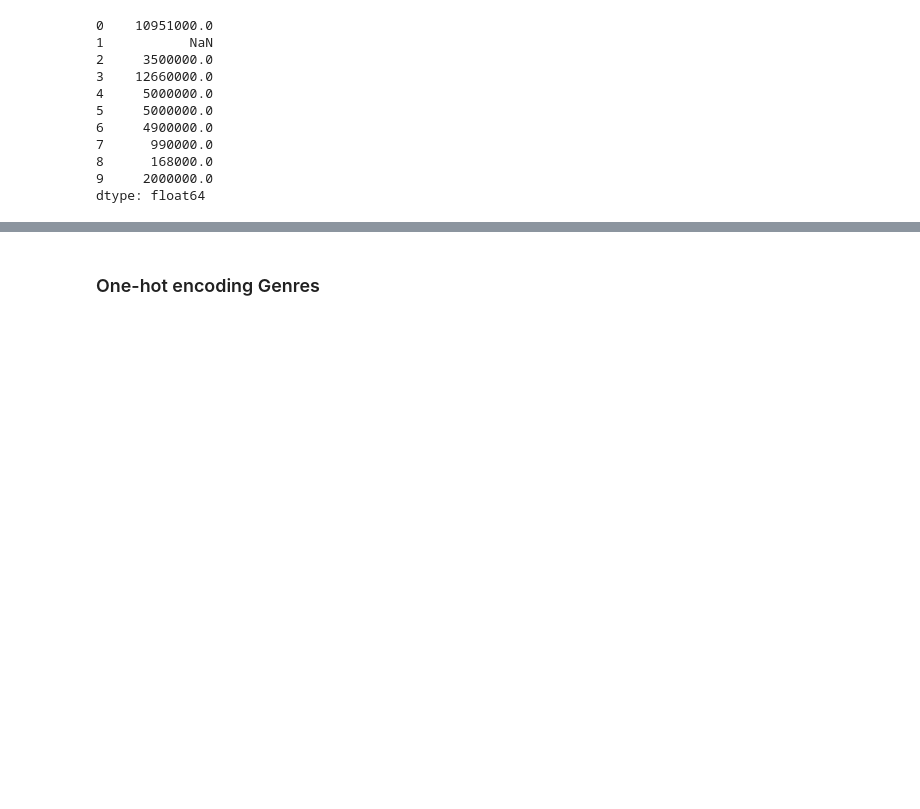
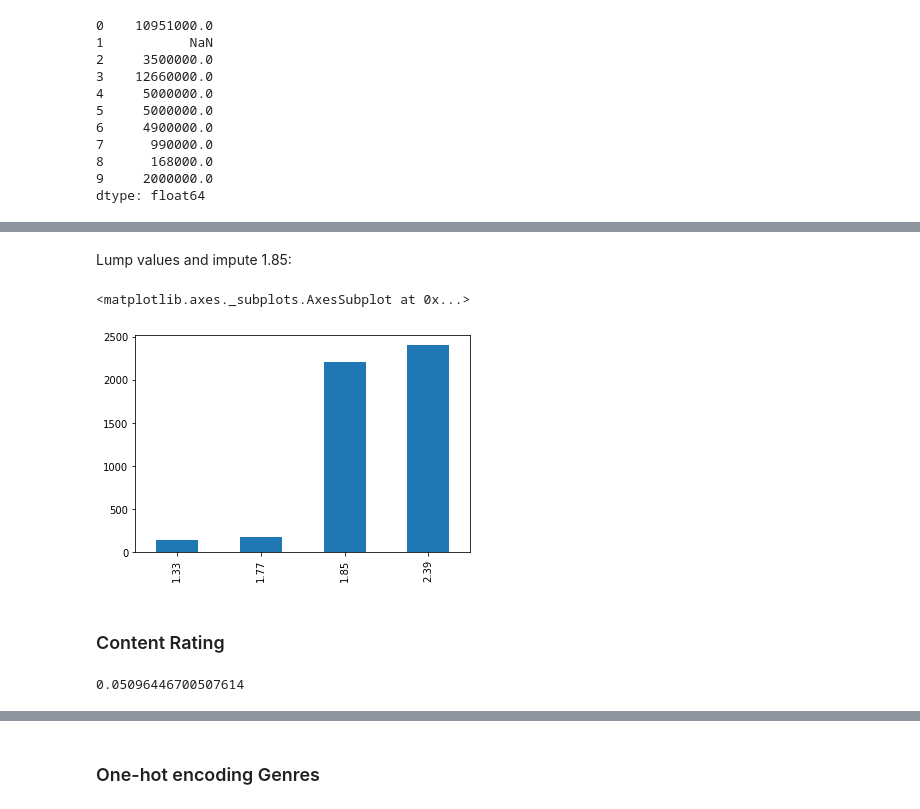
Before and after one commit to boscacci/IMdB-Regression, a Jupyter notebook: src/Good_Film_Bad_Film.ipynb, the cells around one changed output, grey strips where cells are left out. Saved outputs shown, nothing was run; the diff lists cells and outputs as text; code cells hidden in the pictures; blank space fills up the shorter version.

```diff
--- a/src/Good_Film_Bad_Film.ipynb
+++ b/src/Good_Film_Bad_Film.ipynb
@@ -216,0 +245,3 @@ dtype: float64
+# %%
+aspect_bins = [0, np.mean((1.33, 1.77)), np.mean((1.77,1.85)), np.mean((1.85,2.39)), np.inf]
+aspect_labels = "1.33 1.77 1.85 2.39".split()
@@ -216,0 +267,20 @@ dtype: float64
+# %% [markdown]
+Lump values and impute 1.85:
+# %%
+df_fixed_aspect = df_filled_budget.assign(fixed_aspect = pd.cut(df_filled_budget.aspect_ratio,
+                                                         bins=aspect_bins,
+                                                         labels=aspect_labels,
+                                                         include_lowest=True
+                                                               ).fillna("1.85")
+                                         ).drop(["aspect_ratio"],axis=1)
+# %%
+df_fixed_aspect.fixed_aspect.value_counts().sort_index().plot(kind="bar")
+# %% [output]
+<matplotlib.axes._subplots.AxesSubplot at 0x...>
+[figure, added]
+# %% [markdown]
+### Content Rating
+# %%
+df_fixed_aspect.content_rating.isna().mean()
+# %% [output]
+0.05096446700507614
```
Also changed, not shown: parts of 93 cells of this notebook, 2 other files.
